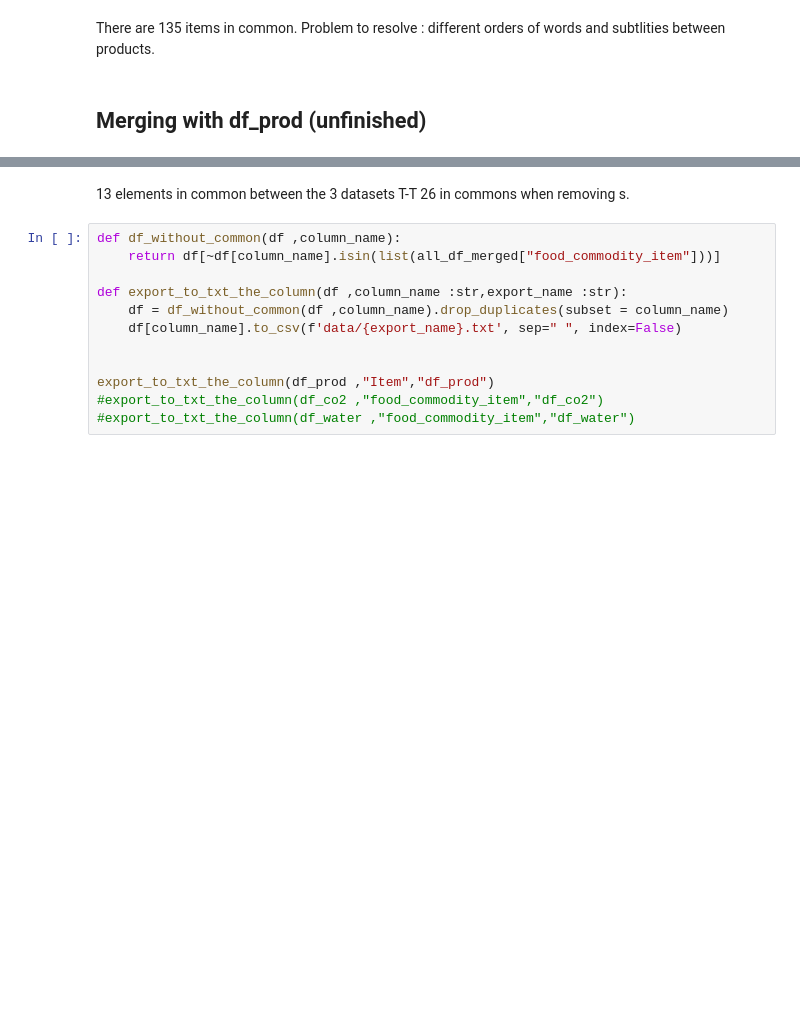
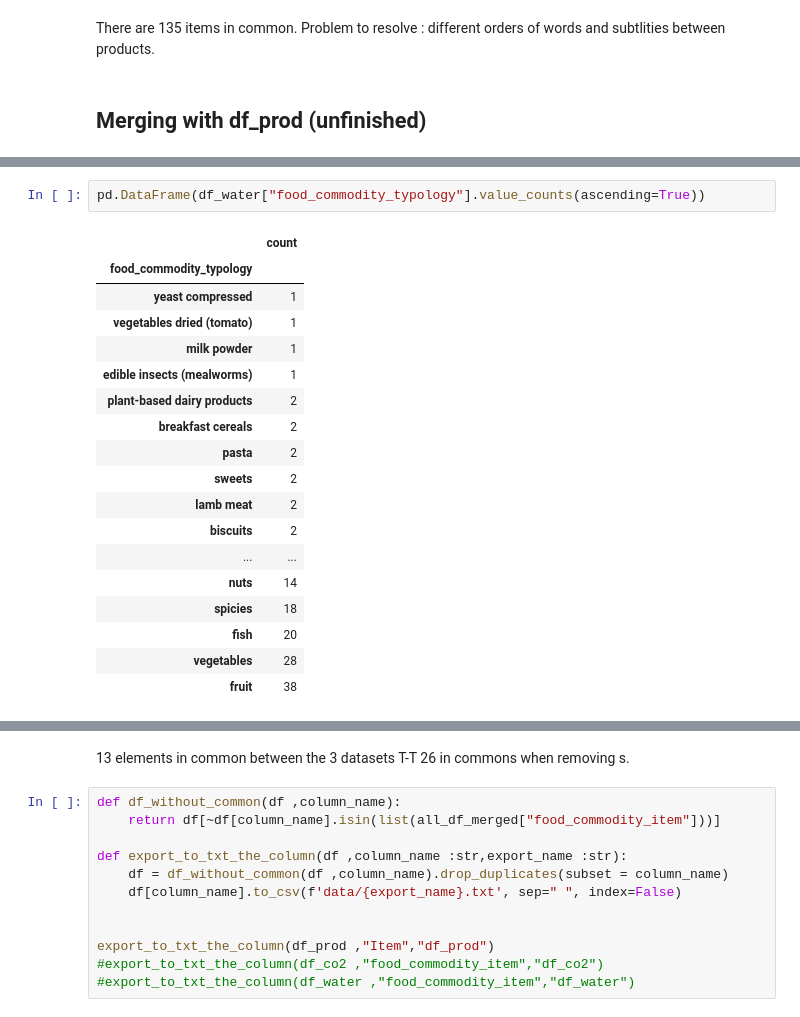
Before and after one commit to com-480-data-visualization/com480-project-colocaviz, a Jupyter notebook: merging_of_dataset.ipynb, the cells around one changed output, grey strips where cells are left out. Cells and saved outputs as stored; diff of their text form; blank space fills up the shorter version.

```diff
--- a/merging_of_dataset.ipynb
+++ b/merging_of_dataset.ipynb
@@ -301,3 +297,24 @@ all_df_merged
+# %%
+pd.DataFrame(df_water["food_commodity_typology"].value_counts(ascending=True))
+# %% [output]
+|  | count |
+| food_commodity_typology |  |
+| yeast compressed | 1 |
+| vegetables dried (tomato) | 1 |
+| milk powder | 1 |
+| edible insects (mealworms) | 1 |
+| plant-based dairy products | 2 |
+| breakfast cereals | 2 |
+| pasta | 2 |
+| sweets | 2 |
+| lamb meat | 2 |
+| biscuits | 2 |
+| ... | ... |
+| nuts | 14 |
+| spicies | 18 |
+| fish | 20 |
+| vegetables | 28 |
+| fruit | 38 |
 # %%
 len(all_df_merged["food_commodity_item"].unique())
 # %% [output]
```
Also changed, not shown: parts of 16 cells of this notebook, 3 other files.
